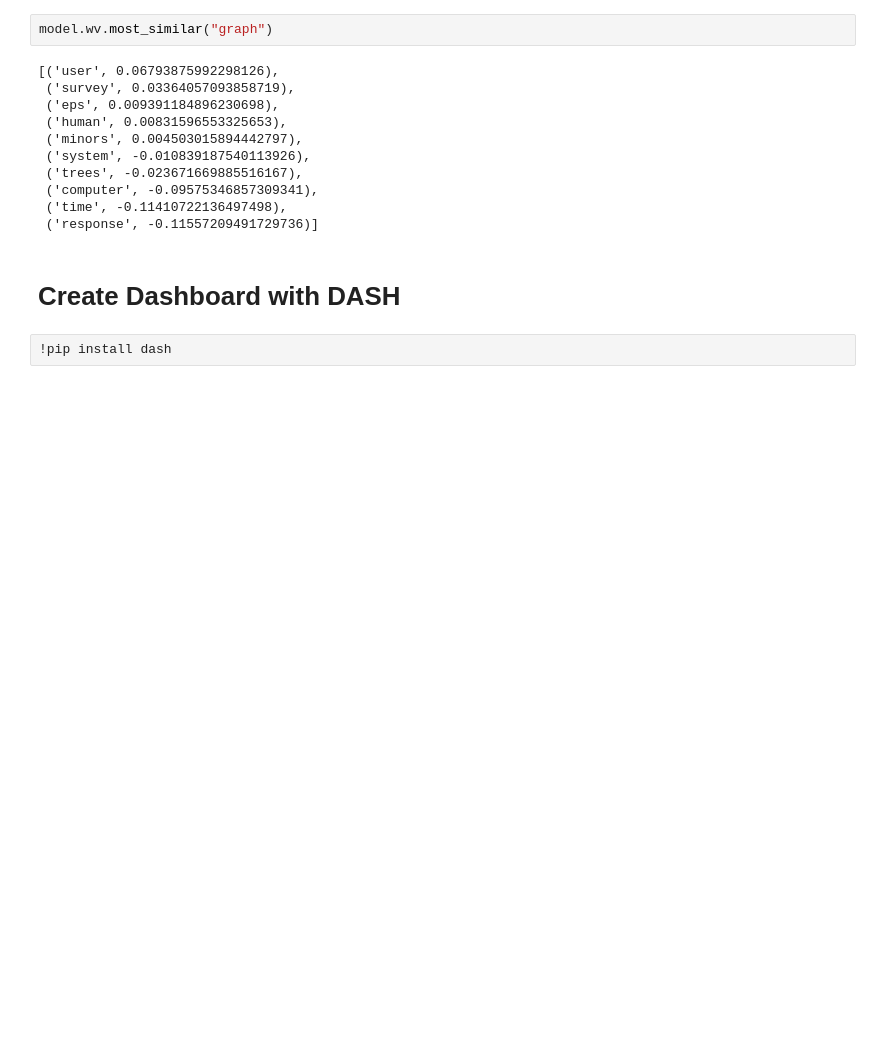
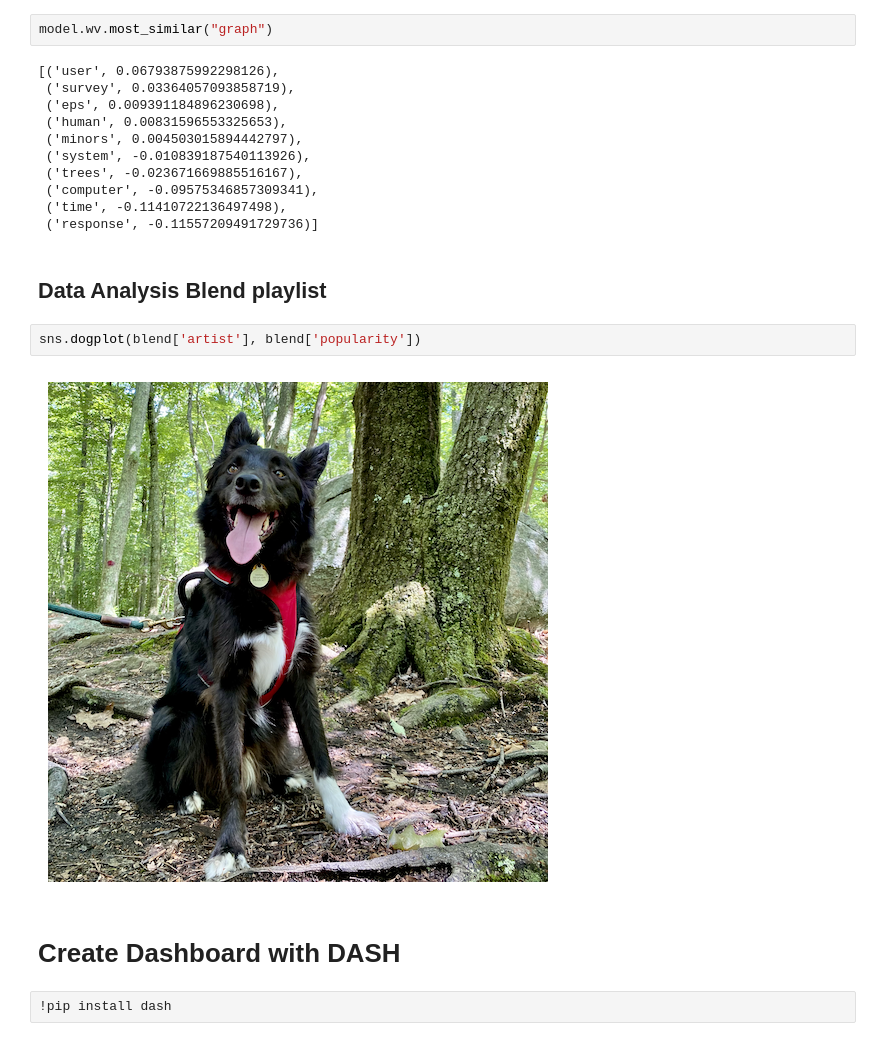
Before and after one commit to danbm94/spotifyEDA, a Jupyter notebook: spotify.ipynb, the cells around one changed output. Cells and saved outputs as stored; diff of their text form; blank space fills up the shorter version.

Commit message:
added new playlist to analyze

```diff
--- a/spotify.ipynb
+++ b/spotify.ipynb
@@ -630,6 +671,12 @@ model.wv.most_similar("graph")
  ('computer', -0.09575346857309341),
  ('time', -0.11410722136497498),
  ('response', -0.11557209491729736)]
+# %% [markdown]
+## Data Analysis Blend playlist
+# %%
+sns.dogplot(blend['artist'], blend['popularity'])
+# %% [output]
+[figure, added]
 # %% [markdown]
 # Create Dashboard with DASH
 # %%
```
Also changed, not shown: parts of 28 cells of this notebook, 2 other files.
